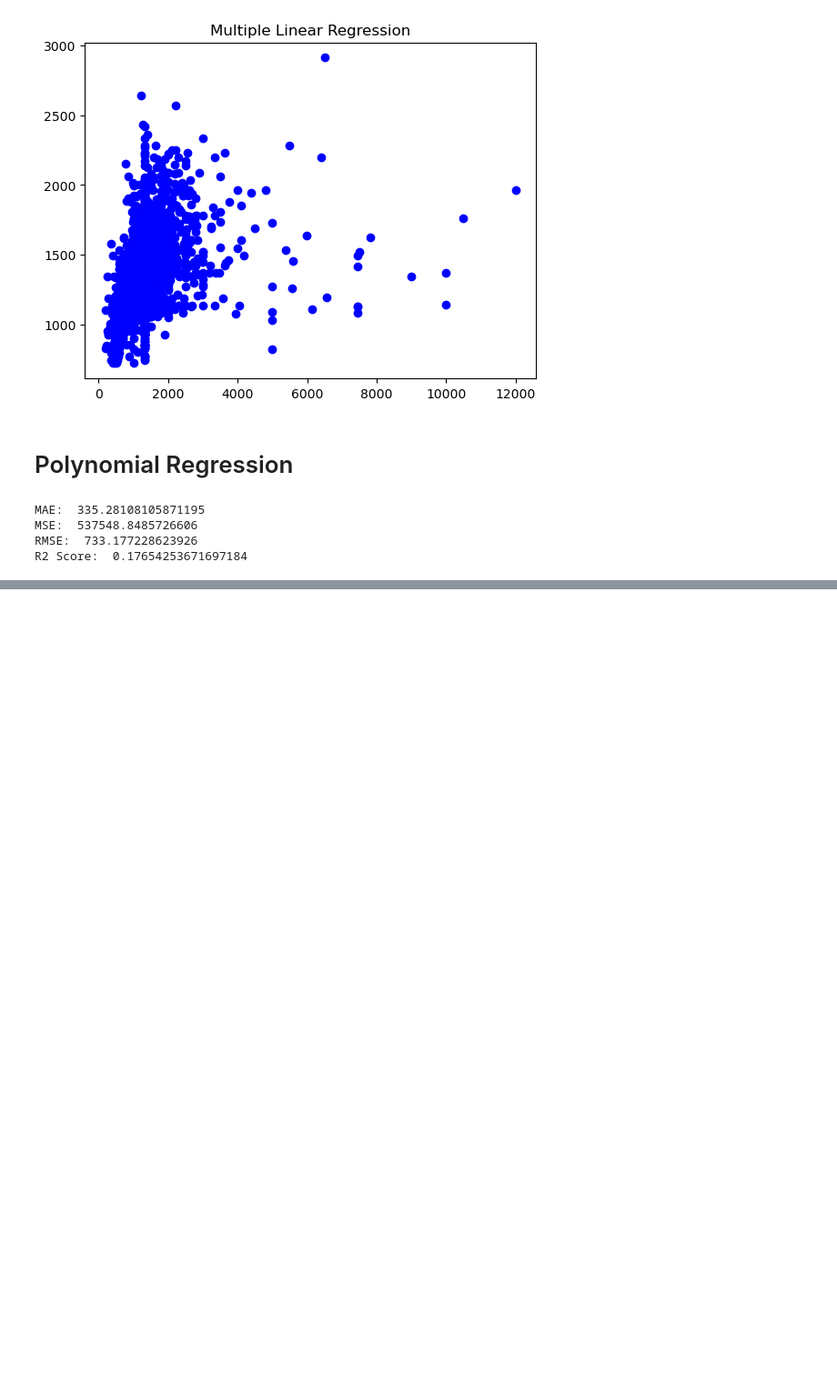
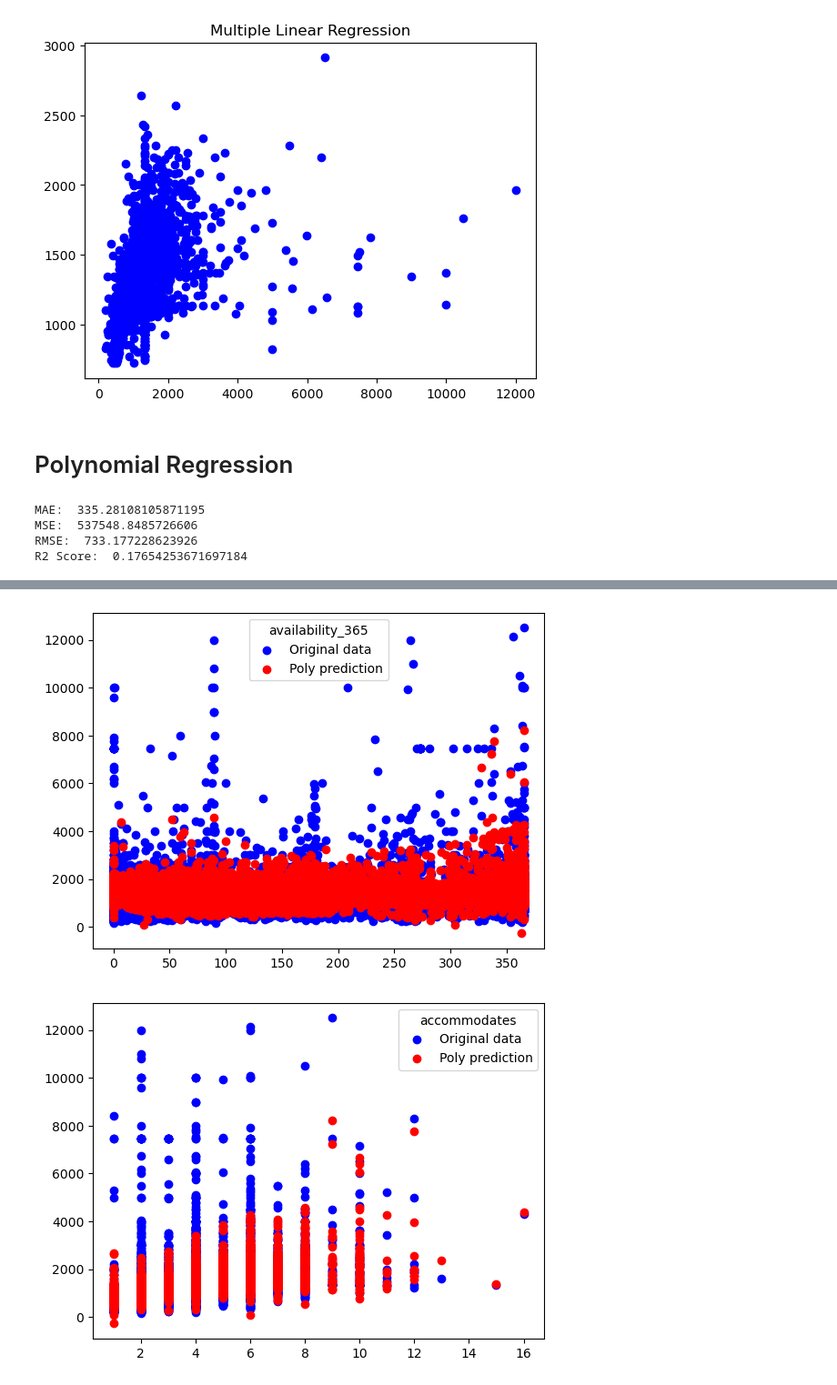
Before and after one commit to JuliusLansner/BI-Exam-Project, a Jupyter notebook: AirRegression.ipynb, the cells around one changed output, grey strips where cells are left out. Shown: that part at 91% size. Cells and saved outputs as stored; diff of their text form; code cells hidden in the pictures; blank space fills up the shorter version.

Commit message:
regression

```diff
--- a/AirRegression.ipynb
+++ b/AirRegression.ipynb
@@ -273,0 +287,22 @@ R2 Score:  0.17654253671697184
+# %%
+from sklearn.preprocessing import PolynomialFeatures
+from sklearn.linear_model import LinearRegression
+import matplotlib.pyplot as plt
+
+poly = PolynomialFeatures(degree=5)
+X_poly = poly.fit_transform(X)
+
+model = LinearRegression()
+model.fit(X_poly, y)
+
+columns = ['availability_365','accommodates','neighbourhood_cleansed', 'beds','bathrooms']
+
+for i in range(X.shape[1]):
+    y_pred = model.predict(X_poly)
+    plt.scatter(X.iloc[:, i], y, color='blue', label='Original data')
+    plt.scatter(X.iloc[:, i], y_pred, color='red', label='Poly prediction')
+    plt.legend(title=columns[i])
+    plt.show()
+# %% [output]
+[figure, added]
+[figure, added]
```
Also changed, not shown: parts of 7 cells of this notebook, 3 other files.
